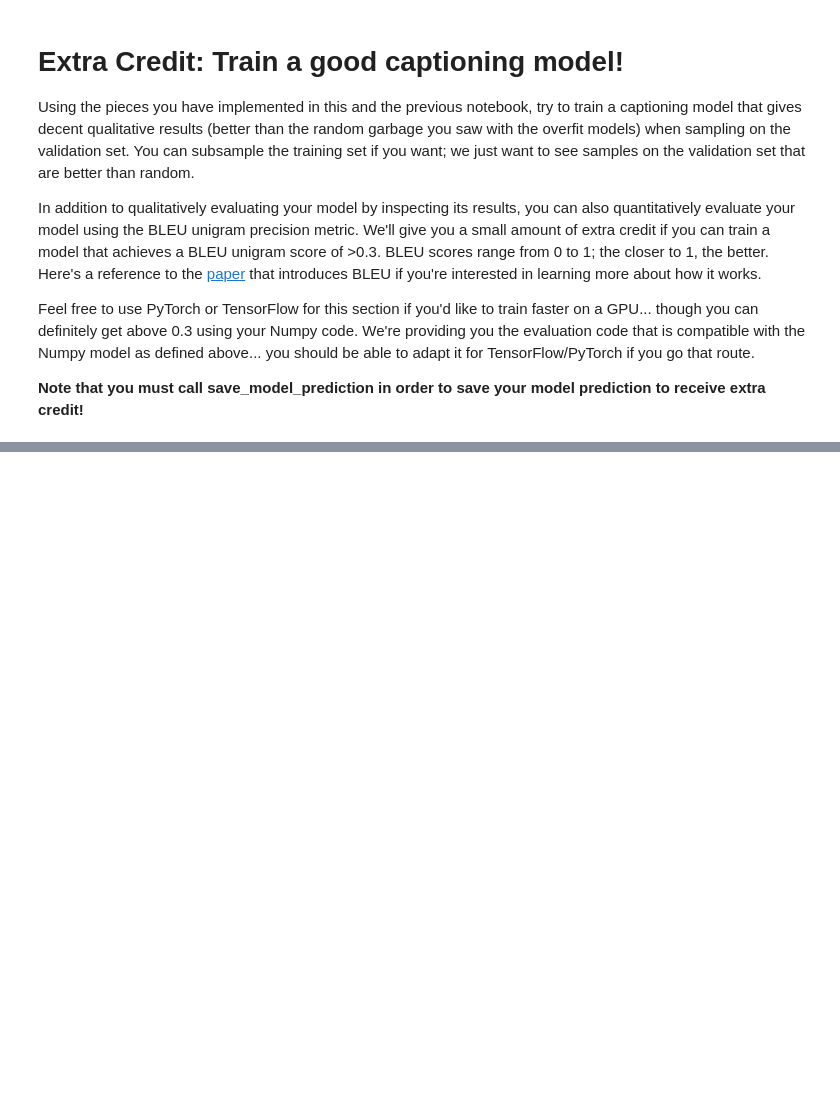
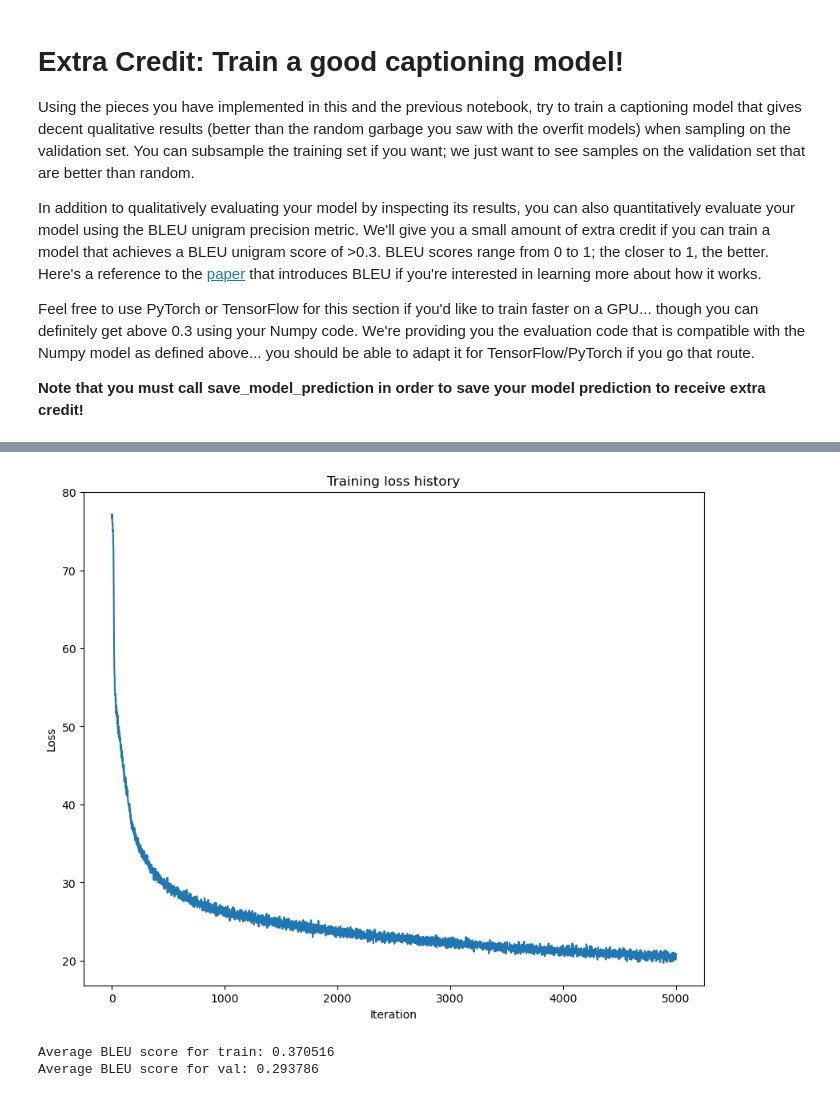
Before and after one commit to seokjeongeum/cs182_hw2_student, a Jupyter notebook: LSTM_Captioning.ipynb, the cells around one changed output, grey strips where cells are left out. Drawn from its saved outputs; the diff is of its cells as text; code cells hidden in the pictures; blank space fills up the shorter version.

```diff
--- a/LSTM_Captioning.ipynb
+++ b/LSTM_Captioning.ipynb
@@ -391,3 +423,38 @@ def save_model_prediction(model):
 
     with open('captioning_extra_credit.pkl', 'wb') as fout:
         pickle.dump(save_data, fout)
+# %%
+data = load_coco_data()
+
+model = CaptioningRNN(
+    cell_type="lstm",
+    word_to_idx=data["word_to_idx"],
+    input_dim=data["train_features"].shape[1],
+    hidden_dim=1024,
+    wordvec_dim=512,
+    dtype=np.float32,
+)
+
+solver = CaptioningSolver(
+    model,
+    data,
+    update_rule="adam",
+    optim_config={
+        "learning_rate": 3e-4,
+    },
+    lr_decay=0.95,
+    batch_size=1600,
+    num_epochs=30,
+    verbose=True,
+)
+
+solver.train()
+
+# Plot the training losses
+plt.plot(solver.loss_history)
+plt.xlabel("Iteration")
+plt.ylabel("Loss")
+plt.title("Training loss history")
+plt.show()
+evaluate_model(model)
+# %% [output]
@@ -393,0 +478,3 @@ def save_model_prediction(model):
+[figure, added]
+Average BLEU score for train: 0.370516
+Average BLEU score for val: 0.293786
```
Also changed, not shown: parts of 7 cells of this notebook, 2 other files.
